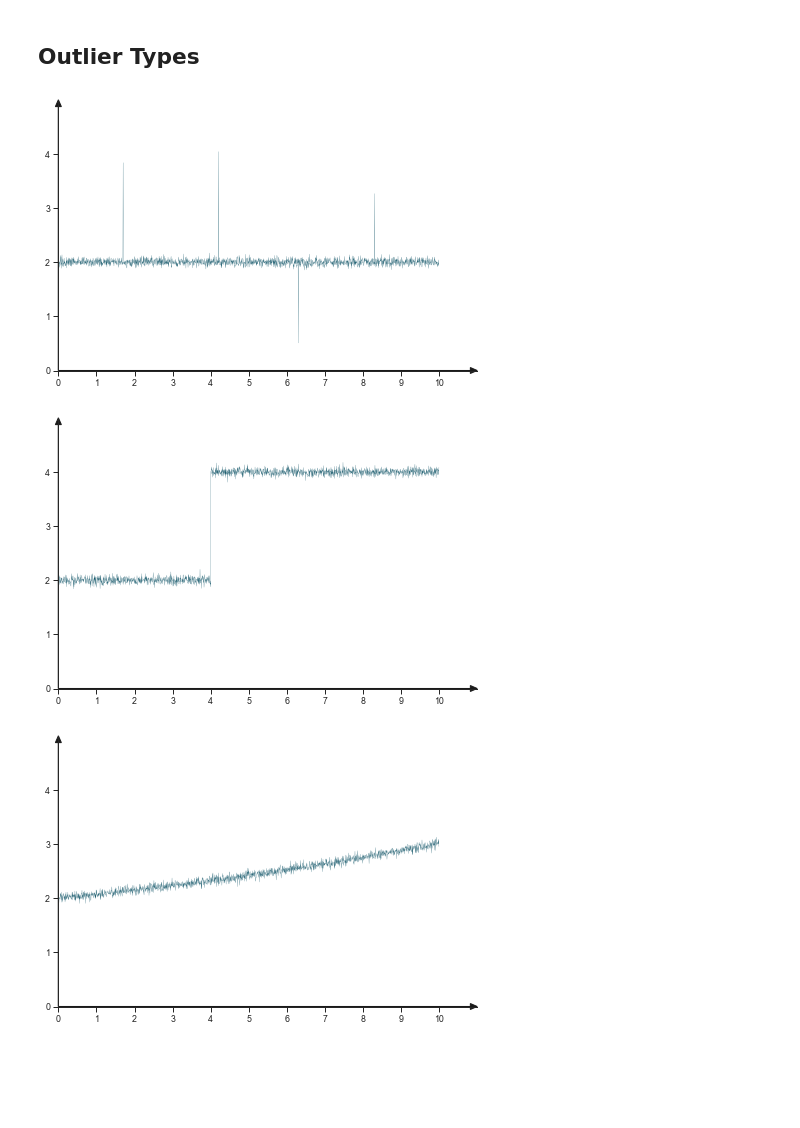
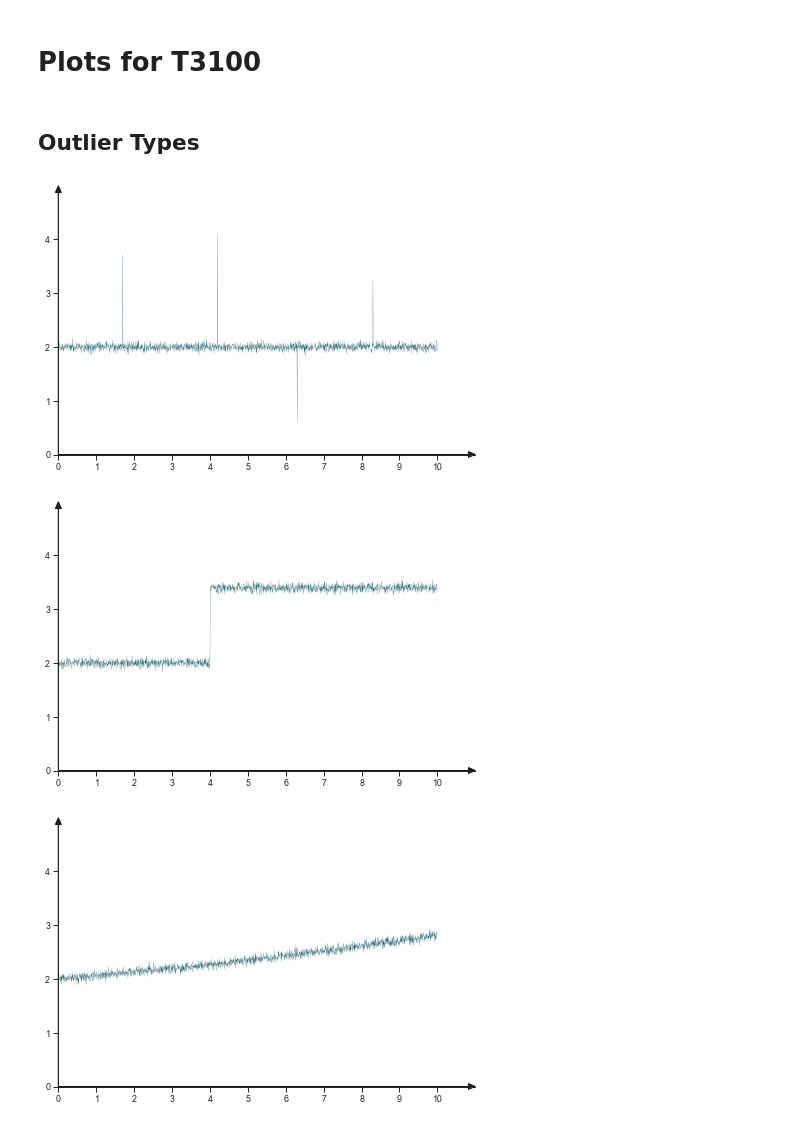
Before and after one commit to DominikStiller/dhbw-t3100, a Jupyter notebook: T3100.ipynb, the cells around one changed output. Cells and saved outputs as stored; diff of their text form; code cells hidden in the pictures; blank space fills up the shorter version.

Commit message:
Update outlier type plots

```diff
--- a/T3100.ipynb
+++ b/T3100.ipynb
@@ -1,3 +1,5 @@
+# %% [markdown]
+# Plots for T3100
 # %%
 import matplotlib
 import matplotlib.pyplot as plt
@@ -23,7 +25,7 @@ def arrowed_spines(
     Add arrows to the requested spines
     Code originally sourced here: https://3diagramsperpage.wordpress.com/2014/05/25/arrowheads-for-axis-in-matplotlib/
     And interpreted here by @Julien Spronck: https://stackoverflow.com/a/33738359/1474448
-    Then corrected and adapted by me for more general applications.
+    Then corrected and adapted by https://stackoverflow.com/a/56972259 for more general applications.
     :param ax: The axis being modified
     :param x_{height,width}_fraction: The fraction of the **x** axis range used for the arrow height and width
     :param lw: Linewidth. If not supplied, default behaviour is to use the value on the current left spine.
@@ -124,35 +126,35 @@ def plot_outlier_types(f, name):
     plt.yticks(np.arange(0, 5))
     arrowed_spines(plt.gca())
     sb.despine()
     plt.tight_layout(0.1)
 
     plt.savefig(f'images/plot_outlier_{name}.pdf')
 
 def spike(x):
     if x == 1.7:
         return 1.8
     elif x == 4.2:
         return 2.1
     elif x == 6.3:
         return -1.4
     elif x == 8.3:
         return 1.3
     else:
         return 0
 plot_outlier_types(spike, 'spike')
 
-plot_outlier_types(lambda x: 2 if x > 4 else 0, 'levelshift')
+plot_outlier_types(lambda x: 1.4 if x > 4 else 0, 'levelshift')
 
 def drift(x):
     x_start = 0
     if x < x_start:
         return 0
     else:
-        return np.exp(0.07*(x - x_start))-1
+        return np.exp(0.06*(x - x_start))-1
 plot_outlier_types(drift, 'drift')
 
 plot_outlier_types(lambda x: -2 if x > 4 and x < 8 else 0, 'null')
 # %% [output]
-[figure, old version]
+[figure, new version]
-[figure, old version]
+[figure, new version]
-[figure, old version]
+[figure, new version]
```
Also changed, not shown: parts of 1 cell of this notebook, 5 other files.
